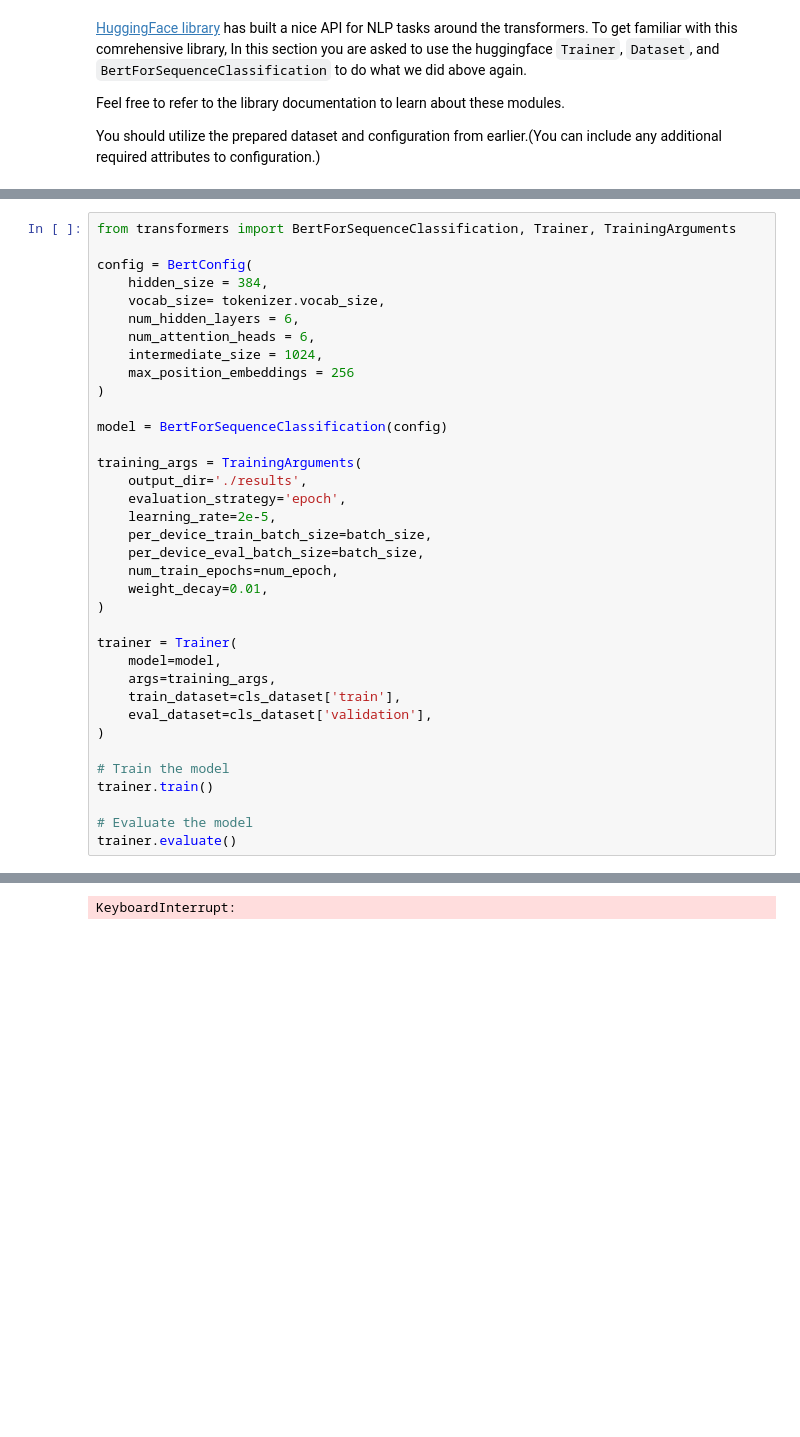
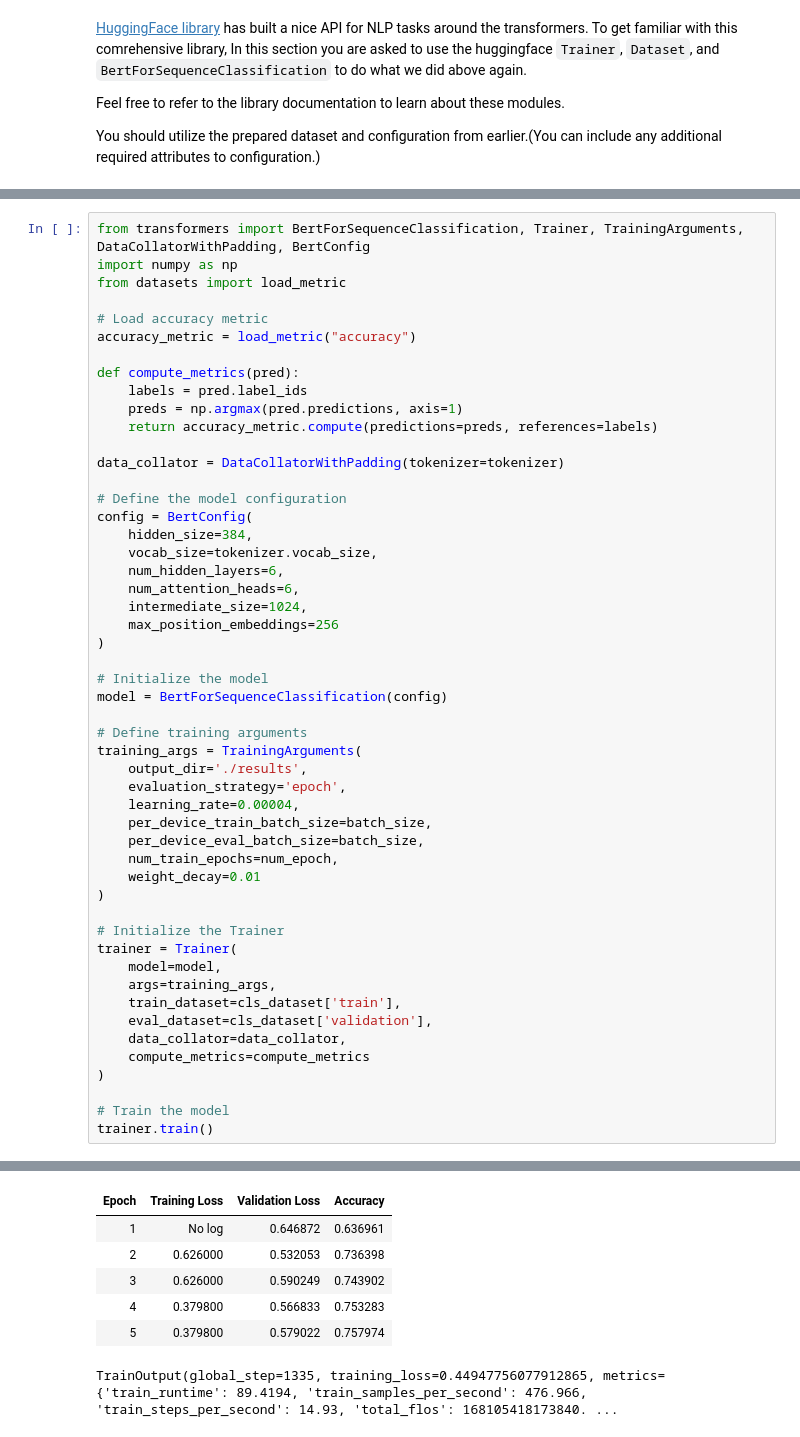
Before and after one commit to MehdiJmlkh/Deep-Learning-Course-Homeworks-S2024, a Jupyter notebook: HW3/Bert-MLM-SeqClassification.ipynb, the cells around one changed output, grey strips where cells are left out. Cells and saved outputs as stored; diff of their text form; blank space fills up the shorter version.

Commit message:
Train bert cls with hugging face

```diff
--- a/HW3/Bert-MLM-SeqClassification.ipynb
+++ b/HW3/Bert-MLM-SeqClassification.ipynb
@@ -453,37 +508,52 @@ You should utilize the prepared dataset and configuration from earlier.(You can
 # %%
-from transformers import BertForSequenceClassification, Trainer, TrainingArguments
+from transformers import BertForSequenceClassification, Trainer, TrainingArguments, DataCollatorWithPadding, BertConfig
+import numpy as np
+from datasets import load_metric
 
+# Load accuracy metric
+accuracy_metric = load_metric("accuracy")
+
+def compute_metrics(pred):
+    labels = pred.label_ids
+    preds = np.argmax(pred.predictions, axis=1)
+    return accuracy_metric.compute(predictions=preds, references=labels)
+
+data_collator = DataCollatorWithPadding(tokenizer=tokenizer)
+
+# Define the model configuration
 config = BertConfig(
-    hidden_size = 384,
-    vocab_size= tokenizer.vocab_size,
-    num_hidden_layers = 6,
-    num_attention_heads = 6,
-    intermediate_size = 1024,
-    max_position_embeddings = 256
+    hidden_size=384,
+    vocab_size=tokenizer.vocab_size,
+    num_hidden_layers=6,
+    num_attention_heads=6,
+    intermediate_size=1024,
+    max_position_embeddings=256
 )
 
+# Initialize the model
 model = BertForSequenceClassification(config)
 
+# Define training arguments
 training_args = TrainingArguments(
     output_dir='./results',
     evaluation_strategy='epoch',
-    learning_rate=2e-5,
+    learning_rate=0.00004,
     per_device_train_batch_size=batch_size,
     per_device_eval_batch_size=batch_size,
     num_train_epochs=num_epoch,
-    weight_decay=0.01,
+    weight_decay=0.01
 )
 
+# Initialize the Trainer
 trainer = Trainer(
     model=model,
     args=training_args,
     train_dataset=cls_dataset['train'],
     eval_dataset=cls_dataset['validation'],
+    data_collator=data_collator,
+    compute_metrics=compute_metrics
 )
 
 # Train the model
 trainer.train()
-
-# Evaluate the model
-trainer.evaluate()
 # %% [output]
@@ -497 +561,7 @@ To enable the following instructions: AVX2 FMA, in other operations, rebuild Ten
+| Epoch | Training Loss | Validation Loss | Accuracy |
+| 1 | No log | 0.646872 | 0.636961 |
+| 2 | 0.626000 | 0.532053 | 0.736398 |
+| 3 | 0.626000 | 0.590249 | 0.743902 |
+| 4 | 0.379800 | 0.566833 | 0.753283 |
+| 5 | 0.379800 | 0.579022 | 0.757974 |
-KeyboardInterrupt:
+TrainOutput(global_step=1335, training_loss=0.44947756077912865, metrics={'train_runtime': 89.4194, 'train_samples_per_second': 476.966, 'train_steps_per_second': 14.93, 'total_flos': 168105418173840. ...
```
Also changed, not shown: parts of 11 cells of this notebook.
